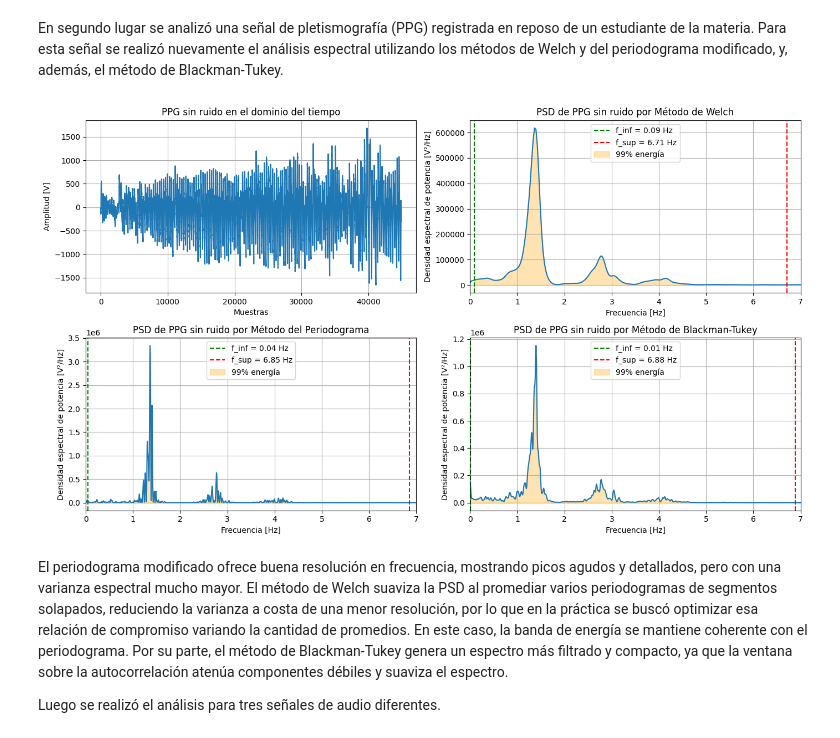
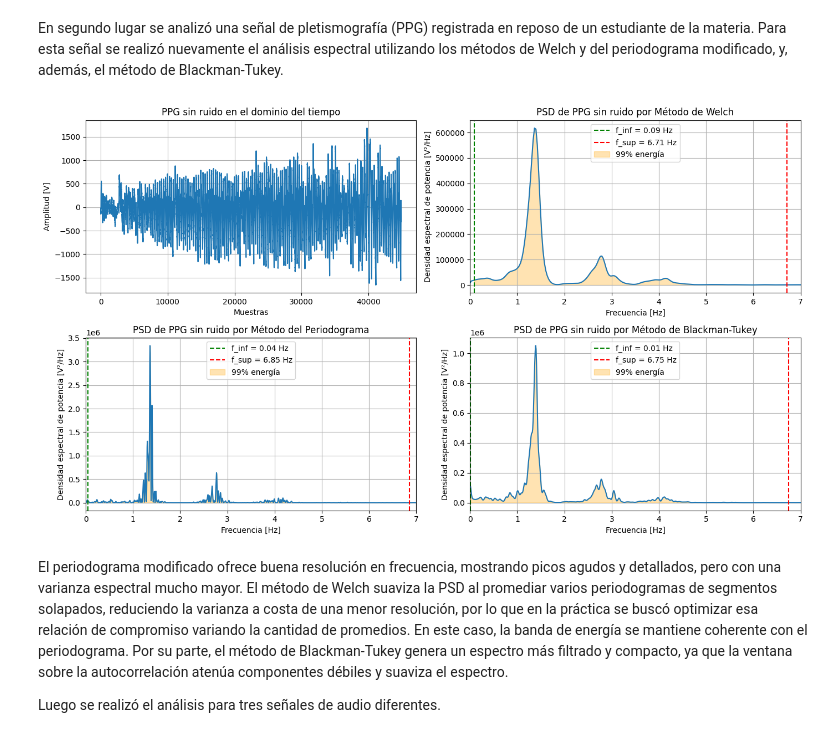
Before and after one commit to guadacura/aps-guada, a Jupyter notebook: TS5_Galansky-Cura.ipynb, the cells around one changed output. Saved outputs shown, nothing was run; the diff lists cells and outputs as text; code cells hidden in the pictures.

```diff
--- a/TS5_Galansky-Cura.ipynb
+++ b/TS5_Galansky-Cura.ipynb
@@ -202,7 +202,7 @@ def blackman_tukey(signal, fs, max_lag=None):
     autocorr_centered = autocorr[mid_point - max_lag:mid_point + max_lag + 1]
 
     # Aplicar ventana (Bartlett recomendada para Blackman-Tukey)
-    window = sig.windows.bartlett(len(autocorr_centered))
+    window = sig.windows.blackmanharris(len(autocorr_centered))
     autocorr_windowed = autocorr_centered * window
 
     # Calcular PSD
@@ -236,34 +236,34 @@ axs[0,1].set_title('PSD de PPG sin ruido por Método de Welch')
 axs[0,1].set_ylabel("Densidad espectral de potencia [V²/Hz]")
 axs[0,1].set_xlabel('Frecuencia [Hz]')
 axs[0,1].grid(True)
 axs[0,1].set_xlim(0,7)
 axs[0,1].legend()
 
 axs[1,0].plot(f_periodograma_ppg, Pxx_periodograma_ppg)
 axs[1,0].axvline(f_periodograma_ppg_inf, color='g', linestyle='--', label=f'f_inf = {f_periodograma_ppg_inf:.2f} Hz')
 axs[1,0].axvline(f_periodograma_ppg_sup, color='r', linestyle='--', label=f'f_sup = {f_periodograma_ppg_sup:.2f} Hz')
 axs[1,0].fill_between(f_periodograma_ppg[i_periodograma_ppg:j_periodograma_ppg+1], Pxx_periodograma_ppg[i_periodograma_ppg:j_periodograma_ppg+1], color='orange', alpha=0.3, label='99% energía')
 axs[1,0].set_title('PSD de PPG sin ruido por Método del Periodograma')
 axs[1,0].set_ylabel("Densidad espectral de potencia [V²/Hz]")
 axs[1,0].set_xlabel('Frecuencia [Hz]')
 axs[1,0].grid(True)
 axs[1,0].set_xlim(0,7)
 axs[1,0].legend()
 
 axs[1,1].plot(f_bt_ppg, Pxx_bt_ppg)
 axs[1,1].axvline(f_bt_ppg_inf, color='g', linestyle='--', label=f'f_inf = {f_bt_ppg_inf:.2f} Hz')
 axs[1,1].axvline(f_bt_ppg_sup, color='r', linestyle='--', label=f'f_sup = {f_bt_ppg_sup:.2f} Hz')
 axs[1,1].fill_between(f_bt_ppg[i_bt_ppg:j_bt_ppg+1], Pxx_bt_ppg[i_bt_ppg:j_bt_ppg+1], color='orange', alpha=0.3, label='99% energía')
 axs[1,1].set_title('PSD de PPG sin ruido por Método de Blackman-Tukey')
 axs[1,1].set_ylabel("Densidad espectral de potencia [V²/Hz]")
 axs[1,1].set_xlabel('Frecuencia [Hz]')
 axs[1,1].grid(True)
 axs[1,1].set_xlim(0,7)
 axs[1,1].legend()
 
 plt.tight_layout()
 # %% [output]
-[figure, old version]
+[figure, new version]
 # %% [markdown]
 El periodograma modificado ofrece buena resolución en frecuencia, mostrando picos agudos y detallados, pero con una varianza espectral mucho mayor. El método de Welch suaviza la PSD al promediar varios periodogramas de segmentos solapados, reduciendo la varianza a costa de una menor resolución, por lo que en la práctica se buscó optimizar esa relación de compromiso variando la cantidad de promedios. En este caso, la banda de energía se mantiene coherente con el periodograma. Por su parte, el método de Blackman-Tukey genera un espectro más filtrado y compacto, ya que la ventana sobre la autocorrelación atenúa componentes débiles y suaviza el espectro.
 
```
Also changed, not shown: parts of 1 cell of this notebook.
